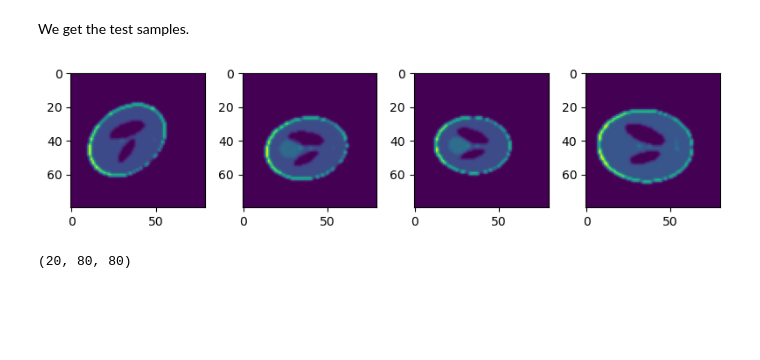
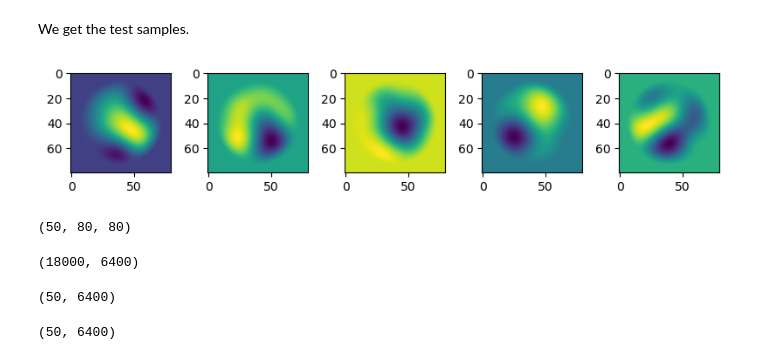
Before and after one commit to maguerrap/Inverse_Scattering, a Jupyter notebook: Notebooks/guided_diffusion_joint.ipynb, the cells around one changed output. Cells and saved outputs as stored; diff of their text form; code cells hidden in the pictures; blank space fills up the shorter version.

```diff
--- a/Notebooks/guided_diffusion_joint.ipynb
+++ b/Notebooks/guided_diffusion_joint.ipynb
@@ -268,7 +266,7 @@ sampler = dfn_lib.SdeSampler(
 # repeatedly called.
 generate = jax.jit(sampler.generate, static_argnames=('num_samples',))
 # %%
-num_samples = 20
+num_samples = 50
 samples = generate(
     rng=jax.random.PRNGKey(8888), num_samples=num_samples
 )
@@ -322,7 +320,7 @@ scatter_eta_re_test = np.concatenate((scatter_test,eta_re_test),axis=-1)
 # %%
 assert scatter_eta_re_test.shape == (NTEST, 80, 80, 7)
 # %%
-batch_size_testing = 20
+batch_size_testing = num_samples
 dict_data_test = {}
 dict_data_test["truth"] = {"scatter-eta": scatter_eta_re_test}
 dataset_test = tf.data.Dataset.from_tensor_slices(dict_data_test)
@@ -334,18 +332,18 @@ test_batch_eta = next(iter(dataset_test))["truth"]
 # %%
 # Plot testing samples
 #vmin, vmax = -3, 3
 
-# Plot generated samples #eta
-fig, ax = plt.subplots(1, 4, figsize=(8, 2))
-for i in range(4):
+# Plot test samples #eta
+fig, ax = plt.subplots(1, 5, figsize=(8, 2))
+for i in range(5):
     im = ax[i].imshow(test_batch_eta["scatter-eta"][i, :, :, 6])#, vmin=vmin, vmax=vmax)
 
 plt.tight_layout()
 plt.show()
 # %% [output]
-[figure, old version]
+[figure, new version]
 # %%
 samples_denorm[:,:,:,6].shape
 # %% [output]
-(20, 80, 80)
+(50, 80, 80)
 # %%
@@ -356,3 +354,15 @@ samples_theta[:,:] = samples_denorm[:10,:,:,6].reshape(10,80*80)
 samples_test[:,:] = test_batch_eta["scatter-eta"][:,:,:,6].reshape(batch_size_testing,80*80)
 samples_training[:,:] = scatter_eta_re_train[:,:,:,6].reshape(NTRAIN,80*80)
+# %%
+samples_training.shape
+# %% [output]
+(18000, 6400)
+# %%
+samples_test.shape
+# %% [output]
+(50, 6400)
+# %%
+samples_theta.shape
+# %% [output]
+(50, 6400)
 # %%
```
Also changed, not shown: parts of 16 cells of this notebook, 1 other file.
